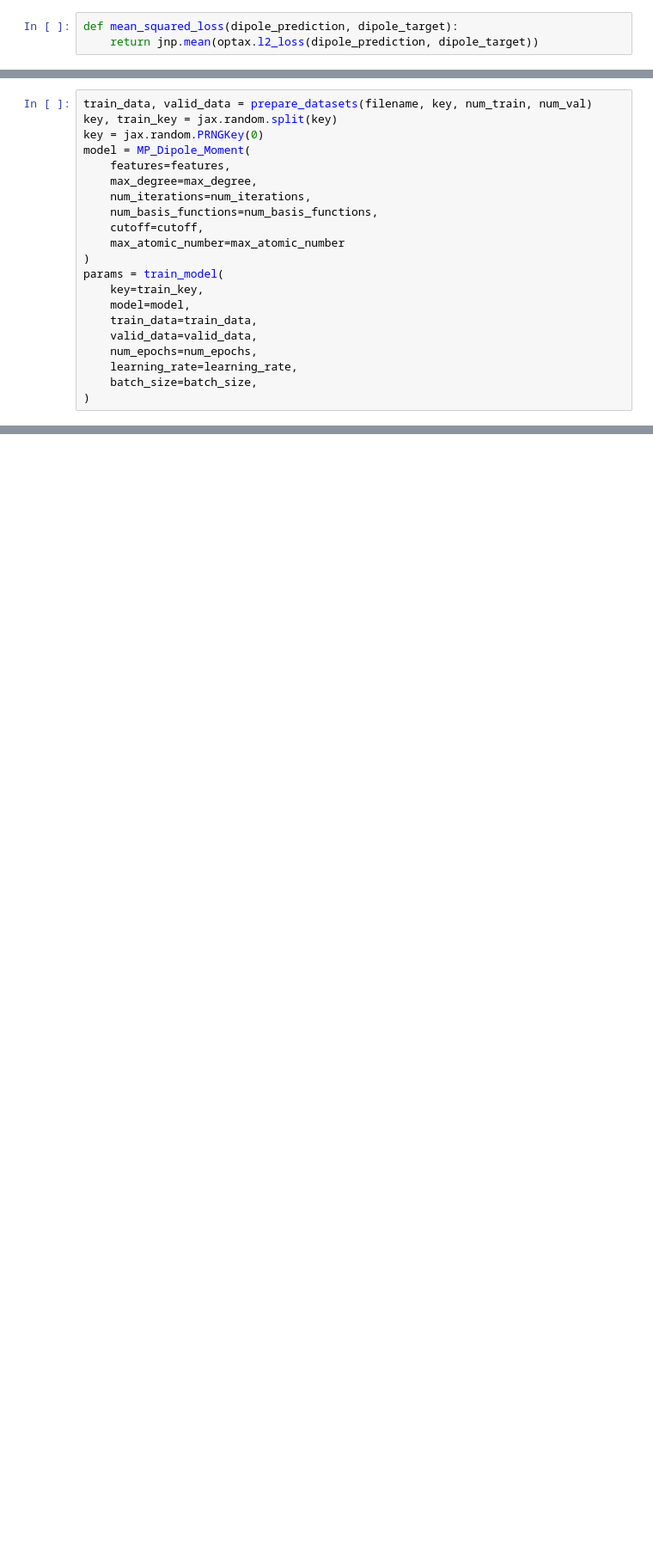
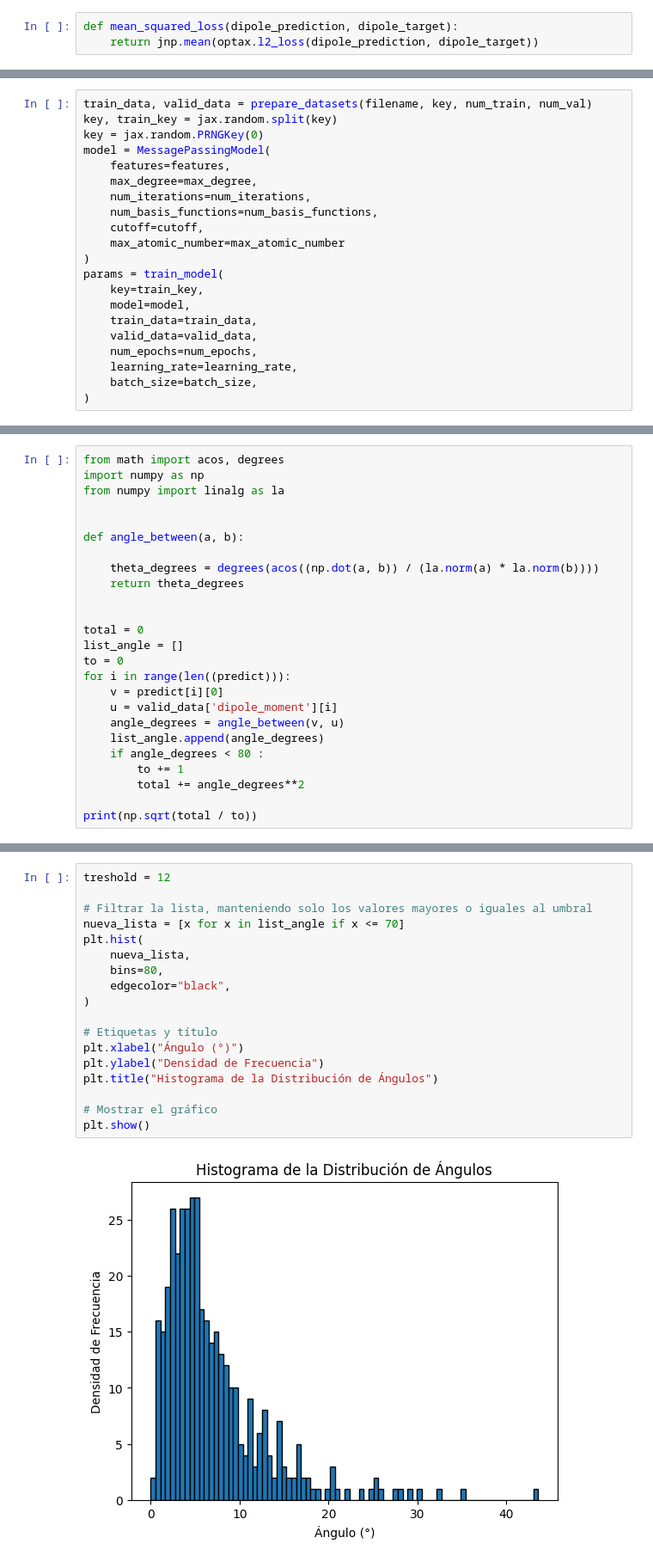
Before and after one commit to X34354/e3x_tranfer, a Jupyter notebook: docs/source/examples/dipole_moment_new.ipynb, the cells around one changed output, grey strips where cells are left out. Shown: that part at 86% size. Drawn from its saved outputs; the diff is of its cells as text; blank space fills up the shorter version.

Commit message:
fix dipole

```diff
--- a/docs/source/examples/dipole_moment_new.ipynb
+++ b/docs/source/examples/dipole_moment_new.ipynb
@@ -370,7 +573,7 @@ max_atomic_number = 23
 train_data, valid_data = prepare_datasets(filename, key, num_train, num_val)
 key, train_key = jax.random.split(key)
 key = jax.random.PRNGKey(0)
-model = MP_Dipole_Moment(
+model = MessagePassingModel(
     features=features,
     max_degree=max_degree,
     num_iterations=num_iterations,
@@ -466,0 +639,25 @@ dipole moment target [ 1.4130961  -0.46504444  1.7085109 ]
+# %%
+from math import acos, degrees
+import numpy as np
+from numpy import linalg as la
+
+
+def angle_between(a, b):
+
+    theta_degrees = degrees(acos((np.dot(a, b)) / (la.norm(a) * la.norm(b))))
+    return theta_degrees
+
+
+total = 0
+list_angle = []
+to = 0
+for i in range(len((predict))):
+    v = predict[i][0]
+    u = valid_data['dipole_moment'][i]
+    angle_degrees = angle_between(v, u)
+    list_angle.append(angle_degrees)
+    if angle_degrees < 80 :
+        to += 1
+        total += angle_degrees**2
+
+print(np.sqrt(total / to))
@@ -466,0 +680,20 @@ dipole moment target [ 1.4130961  -0.46504444  1.7085109 ]
+# %%
+treshold = 12
+
+# Filtrar la lista, manteniendo solo los valores mayores o iguales al umbral
+nueva_lista = [x for x in list_angle if x <= 70]
+plt.hist(
+    nueva_lista,
+    bins=80,
+    edgecolor="black",
+)
+
+# Etiquetas y título
+plt.xlabel("Ángulo (°)")
+plt.ylabel("Densidad de Frecuencia")
+plt.title("Histograma de la Distribución de Ángulos")
+
+# Mostrar el gráfico
+plt.show()
+# %% [output]
+[figure, added]
```
Also changed, not shown: parts of 17 cells of this notebook, 2 other files.
